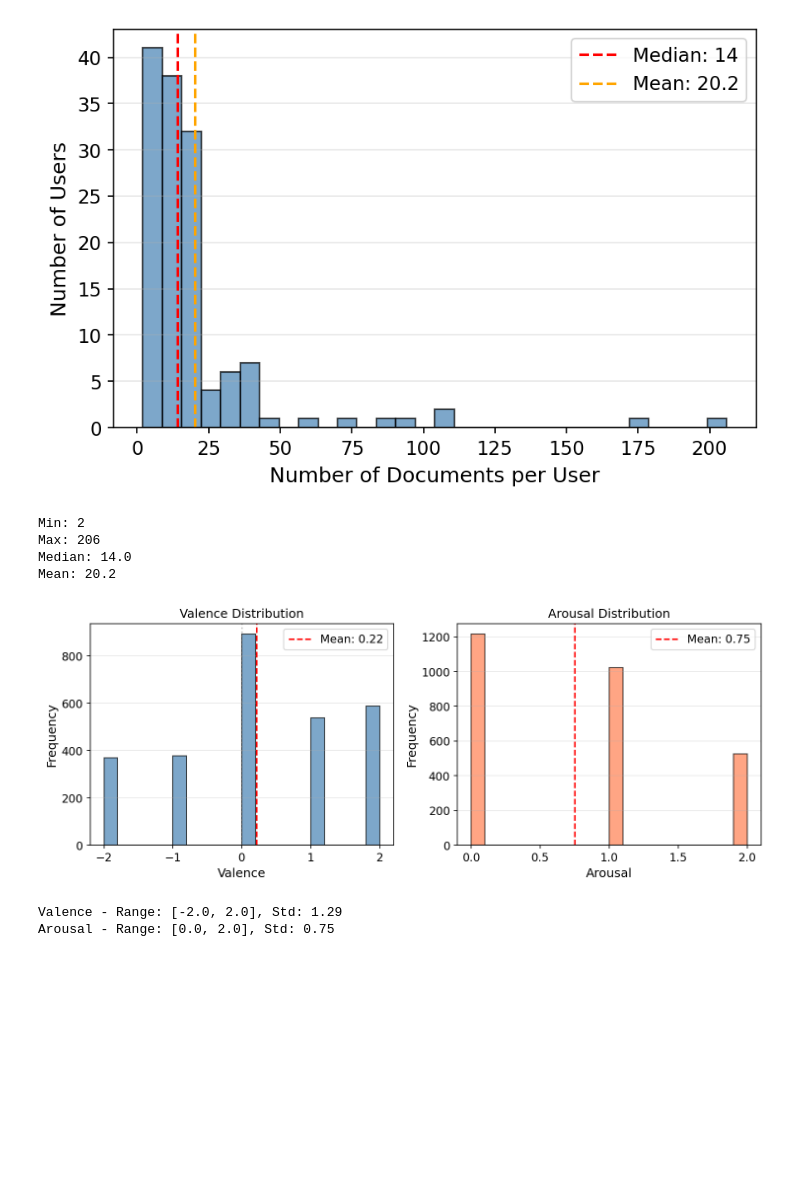
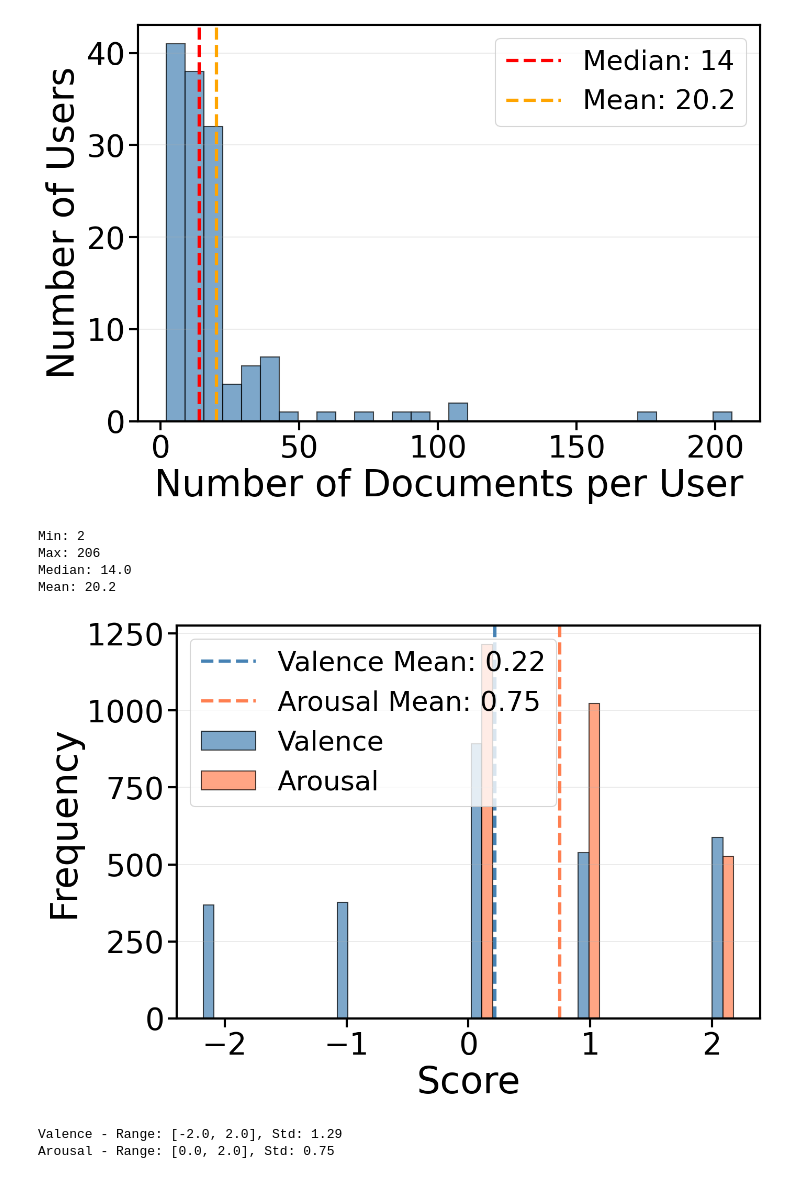
Before and after one commit to AndreaLolli2912/SemEval2026-EmoVA, a Jupyter notebook: eda.ipynb, the cells around one changed output. Drawn from its saved outputs; the diff is of its cells as text; code cells hidden in the pictures; blank space fills up the shorter version.

```diff
--- a/eda.ipynb
+++ b/eda.ipynb
@@ -13,11 +13,20 @@ df = pd.read_csv("dataset/TRAIN_RELEASE_3SEP2025/train_subtask1.csv")
 import matplotlib.pyplot as plt
 import numpy as np
 
-# Set style for paper
+# Set style for paper - large and readable
 plt.rcParams.update({
-    'font.size': 11,
-    'axes.labelsize': 12,
-    'axes.titlesize': 12,
+    'font.size': 30,
+    'axes.labelsize': 34,
+    'xtick.labelsize': 28,
+    'ytick.labelsize': 28,
+    'legend.fontsize': 25,
+    'axes.titlesize': 36,
+    'axes.linewidth': 2,
+    'xtick.major.size': 8,
+    'ytick.major.size': 8,
+    'xtick.major.width': 2,
+    'ytick.major.width': 2,
+    'lines.linewidth': 3,
     'figure.dpi': 150
 })
 
@@ -26,7 +35,7 @@ plt.rcParams.update({
 # =============================================================================
 texts_per_user = df.groupby("user_id").size().reset_index(name="num_texts")
 
-fig, ax = plt.subplots(figsize=(6, 4))
+fig, ax = plt.subplots(figsize=(10, 7))
 ax.hist(texts_per_user['num_texts'], bins=30, color='steelblue', edgecolor='black', alpha=0.7)
 ax.set_xlabel('Number of Documents per User')
 ax.set_ylabel('Number of Users')
@@ -45,46 +54,50 @@ print(f"Max: {texts_per_user['num_texts'].max()}")
 print(f"Median: {texts_per_user['num_texts'].median()}")
 print(f"Mean: {texts_per_user['num_texts'].mean():.1f}")
 # %% [output]
-[figure, old version]
+[figure, new version]
 Min: 2
 Max: 206
 Median: 14.0
 Mean: 20.2
 # %%
 # =============================================================================
-# Figure 2: Valence and Arousal distributions (side by side)
+# Figure 2: Valence and Arousal distributions (single graph, grouped bars)
 # =============================================================================
-fig, axes = plt.subplots(1, 2, figsize=(10, 4))
+fig, ax = plt.subplots(figsize=(10, 7))
 
-# Valence
-axes[0].hist(df['valence'], bins=20, color='steelblue', edgecolor='black', alpha=0.7)
-axes[0].set_xlabel('Valence')
-axes[0].set_ylabel('Frequency')
-axes[0].set_title('Valence Distribution')
-axes[0].axvline(df['valence'].mean(), color='red', linestyle='--',
-                label=f'Mean: {df["valence"].mean():.2f}')
-axes[0].axvline(0, color='gray', linestyle=':', alpha=0.5)
-axes[0].legend()
-axes[0].grid(True, alpha=0.3, axis='y')
+# Use same bin edges for both
+bins = np.linspace(-2.2, 2.2, 21)
+bin_width = bins[1] - bins[0]
+bar_width = bin_width * 0.4
 
-# Arousal
-axes[1].hist(df['arousal'], bins=20, color='coral', edgecolor='black', alpha=0.7)
-axes[1].set_xlabel('Arousal')
-axes[1].set_ylabel('Frequency')
-axes[1].set_title('Arousal Distribution')
-axes[1].axvline(df['arousal'].mean(), color='red', linestyle='--',
-                label=f'Mean: {df["arousal"].mean():.2f}')
-axes[1].legend()
-axes[1].grid(True, alpha=0.3, axis='y')
+# Compute histogram counts
+counts_v, edges_v = np.histogram(df['valence'], bins=bins)
+counts_a, edges_a = np.histogram(df['arousal'], bins=bins)
+bin_centers = (edges_v[:-1] + edges_v[1:]) / 2
+
+ax.bar(bin_centers - bar_width / 2, counts_v, width=bar_width,
+       color='steelblue', edgecolor='black', alpha=0.7, label='Valence')
+ax.bar(bin_centers + bar_width / 2, counts_a, width=bar_width,
+       color='coral', edgecolor='black', alpha=0.7, label='Arousal')
+
+ax.axvline(df['valence'].mean(), color='steelblue', linestyle='--', linewidth=3,
+           label=f'Valence Mean: {df["valence"].mean():.2f}')
+ax.axvline(df['arousal'].mean(), color='coral', linestyle='--', linewidth=3,
+           label=f'Arousal Mean: {df["arousal"].mean():.2f}')
+
+ax.set_xlabel('Score')
+ax.set_ylabel('Frequency')
+ax.legend()
+ax.grid(True, alpha=0.3, axis='y')
 
 plt.tight_layout()
 plt.savefig('fig_va_distribution.pdf', bbox_inches='tight')
 plt.show()
 
 print(f"Valence - Range: [{df['valence'].min()}, {df['valence'].max()}], Std: {df['valence'].std():.2f}")
 print(f"Arousal - Range: [{df['arousal'].min()}, {df['arousal'].max()}], Std: {df['arousal'].std():.2f}")
 # %% [output]
-[figure, old version]
+[figure, new version]
 Valence - Range: [-2.0, 2.0], Std: 1.29
 Arousal - Range: [0.0, 2.0], Std: 0.75
 # %%
```
Also changed, not shown: parts of 1 cell of this notebook, 7 other files.
